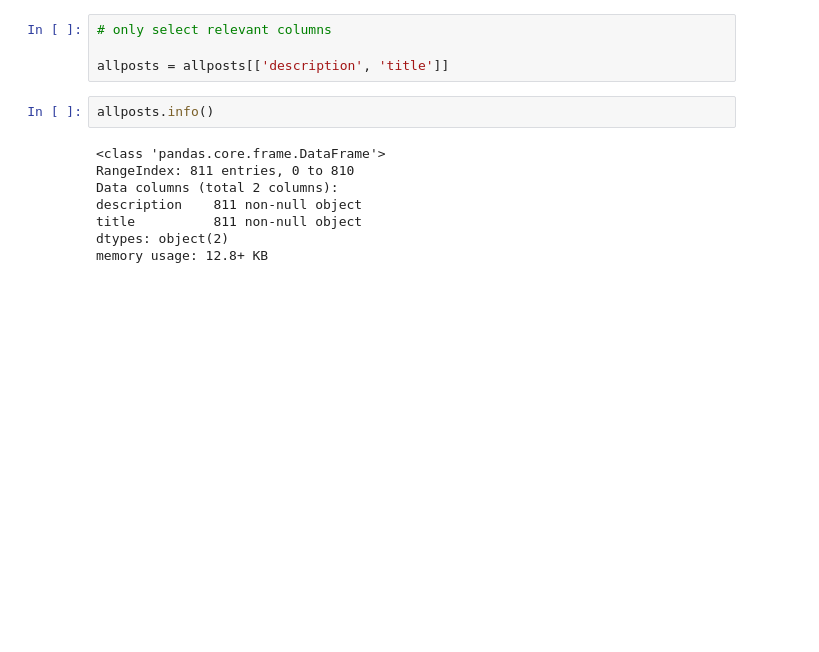
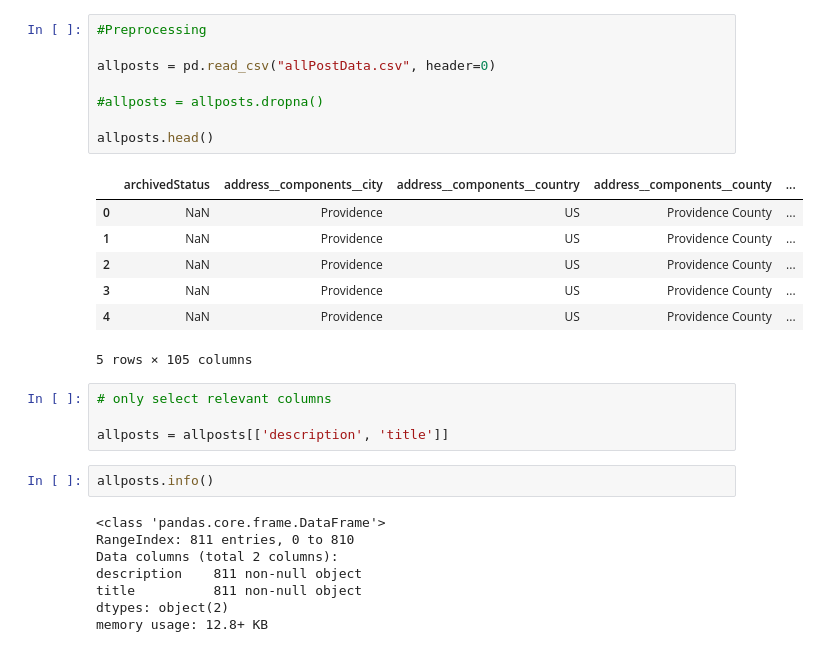
Before and after one commit to angelaaaateng/Projects, a Jupyter notebook: Pangea_RS_5.ipynb, the cells around one changed output. Cells and saved outputs as stored; diff of their text form; blank space fills up the shorter version.

```diff
--- a/Pangea_RS_5.ipynb
+++ b/Pangea_RS_5.ipynb
@@ -130,3 +54,19 @@ allposts = pd.read_csv("allPostData.csv", header=0)
+# %%
+#Preprocessing
+
+allposts = pd.read_csv("allPostData.csv", header=0)
+
+#allposts = allposts.dropna()
+
+allposts.head()
+# %% [output]
+|  | archivedStatus | address__components__city | address__components__country | address__components__county | ... |
+| 0 | NaN | Providence | US | Providence County | ... |
+| 1 | NaN | Providence | US | Providence County | ... |
+| 2 | NaN | Providence | US | Providence County | ... |
+| 3 | NaN | Providence | US | Providence County | ... |
+| 4 | NaN | Providence | US | Providence County | ... |
+5 rows × 105 columns
 # %%
 # only select relevant columns
 
```
Also changed, not shown: parts of 28 cells of this notebook.
